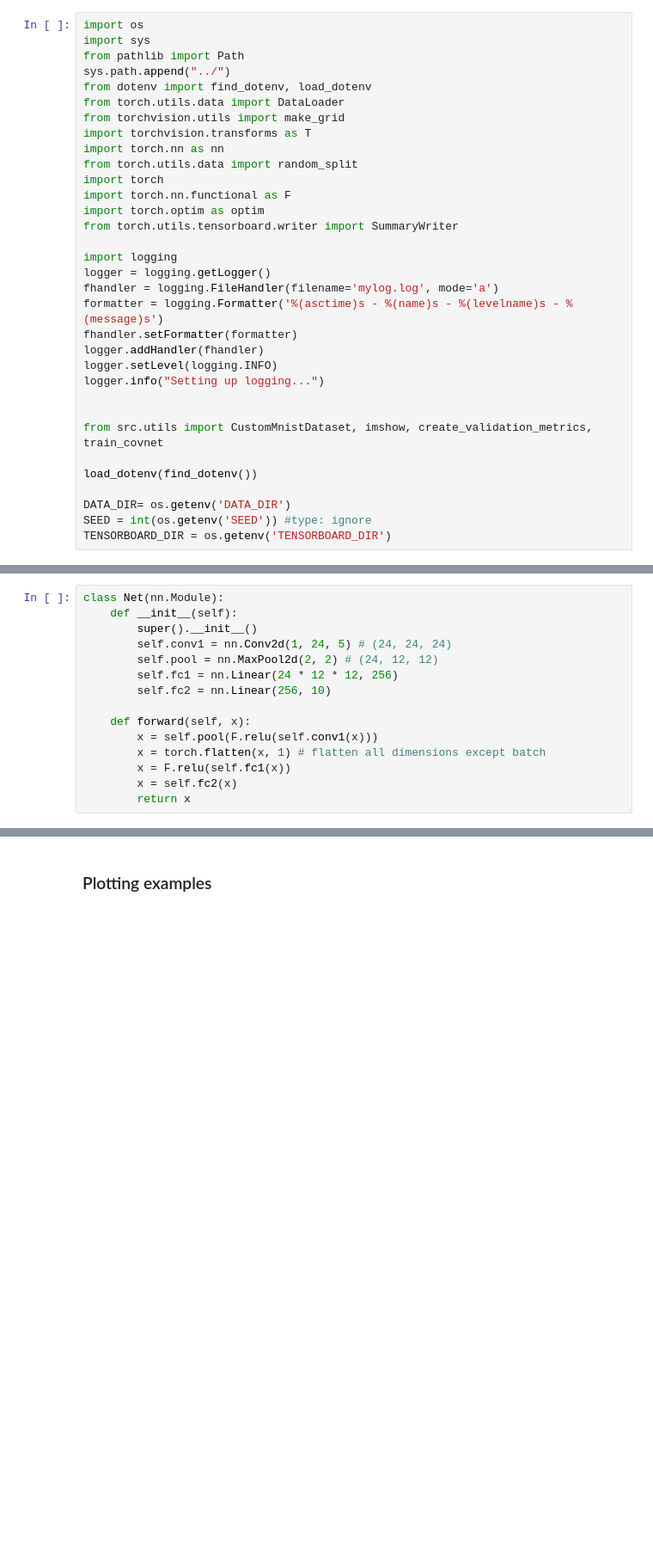
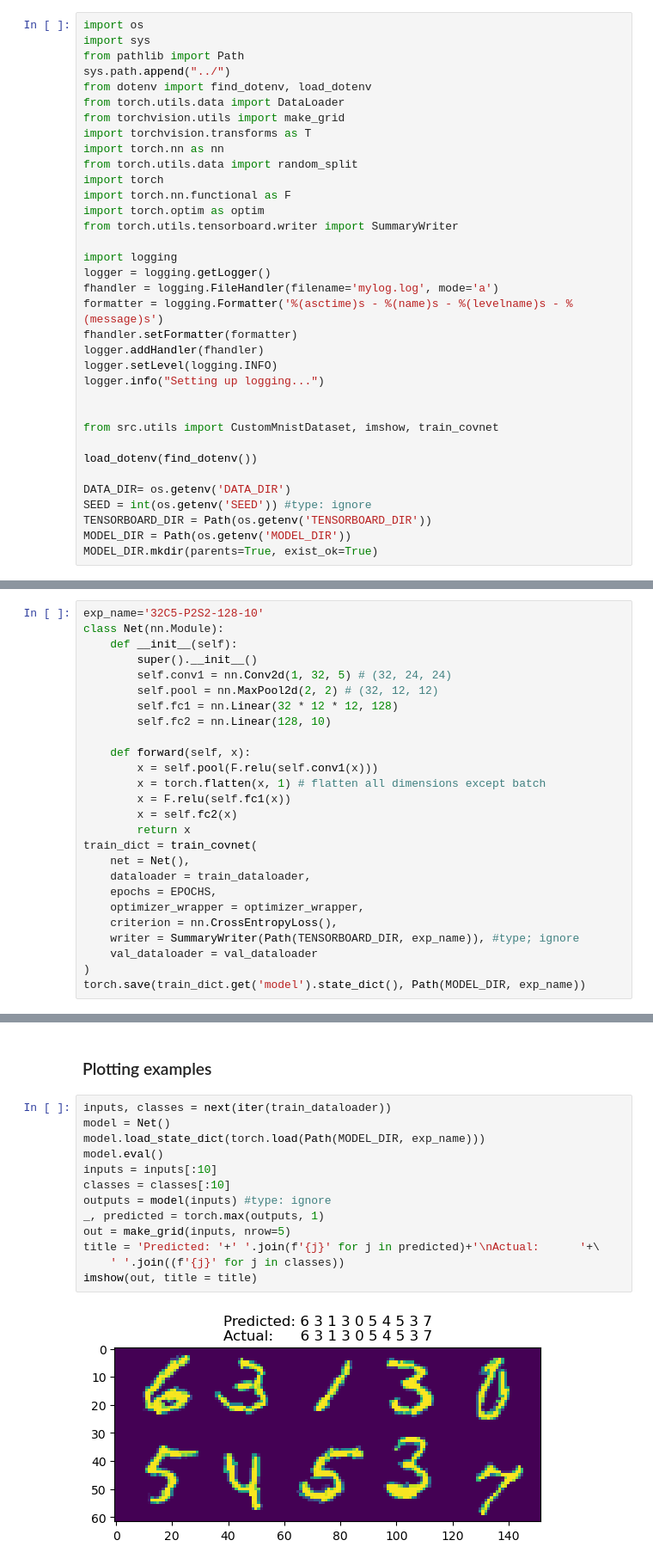
Before and after one commit to JulianAustin1993/digit-recognizer, a Jupyter notebook: notebooks/2-ja-covnet.ipynb, the cells around one changed output, grey strips where cells are left out. Shown at 86% size. Cells and saved outputs as stored; diff of their text form; blank space fills up the shorter version.

```diff
--- a/notebooks/2-ja-covnet.ipynb
+++ b/notebooks/2-ja-covnet.ipynb
@@ -26,12 +30,14 @@ logger.setLevel(logging.INFO)
 logger.info("Setting up logging...")
 
 
-from src.utils import CustomMnistDataset, imshow, create_validation_metrics, train_covnet
+from src.utils import CustomMnistDataset, imshow, train_covnet
 
 load_dotenv(find_dotenv())
 
 DATA_DIR= os.getenv('DATA_DIR')
 SEED = int(os.getenv('SEED')) #type: ignore
-TENSORBOARD_DIR = os.getenv('TENSORBOARD_DIR')
+TENSORBOARD_DIR = Path(os.getenv('TENSORBOARD_DIR'))
+MODEL_DIR = Path(os.getenv('MODEL_DIR'))
+MODEL_DIR.mkdir(parents=True, exist_ok=True)
 # %%
 augmentor = nn.Sequential(
@@ -54,11 +61,12 @@ val_dataloader = DataLoader(val_dataset, batch_size = BATCH_SIZE, shuffle = SHUF
 # %%
+exp_name='32C5-P2S2-128-10'
 class Net(nn.Module):
     def __init__(self):
         super().__init__()
-        self.conv1 = nn.Conv2d(1, 24, 5) # (24, 24, 24)
-        self.pool = nn.MaxPool2d(2, 2) # (24, 12, 12)
-        self.fc1 = nn.Linear(24 * 12 * 12, 256)
-        self.fc2 = nn.Linear(256, 10)
+        self.conv1 = nn.Conv2d(1, 32, 5) # (32, 24, 24)
+        self.pool = nn.MaxPool2d(2, 2) # (32, 12, 12)
+        self.fc1 = nn.Linear(32 * 12 * 12, 128)
+        self.fc2 = nn.Linear(128, 10)
 
     def forward(self, x):
         x = self.pool(F.relu(self.conv1(x)))
@@ -66,3 +74,13 @@ class Net(nn.Module):
         x = F.relu(self.fc1(x))
         x = self.fc2(x)
         return x
+train_dict = train_covnet(
+    net = Net(),
+    dataloader = train_dataloader,
+    epochs = EPOCHS,
+    optimizer_wrapper = optimizer_wrapper,
+    criterion = nn.CrossEntropyLoss(),
+    writer = SummaryWriter(Path(TENSORBOARD_DIR, exp_name)), #type; ignore
+    val_dataloader = val_dataloader
+)
+torch.save(train_dict.get('model').state_dict(), Path(MODEL_DIR, exp_name))
@@ -79,2 +87,17 @@ train_dict = train_covnet(
 # %% [markdown]
 ### Plotting examples
+# %%
+inputs, classes = next(iter(train_dataloader))
+model = Net()
+model.load_state_dict(torch.load(Path(MODEL_DIR, exp_name)))
+model.eval()
+inputs = inputs[:10]
+classes = classes[:10]
+outputs = model(inputs) #type: ignore
+_, predicted = torch.max(outputs, 1)
+out = make_grid(inputs, nrow=5)
+title = 'Predicted: '+' '.join(f'{j}' for j in predicted)+'\nActual:      '+\
+    ' '.join((f'{j}' for j in classes))
+imshow(out, title = title)
+# %% [output]
+[figure, added]
```
Also changed, not shown: parts of 18 cells of this notebook, 2 other files.
